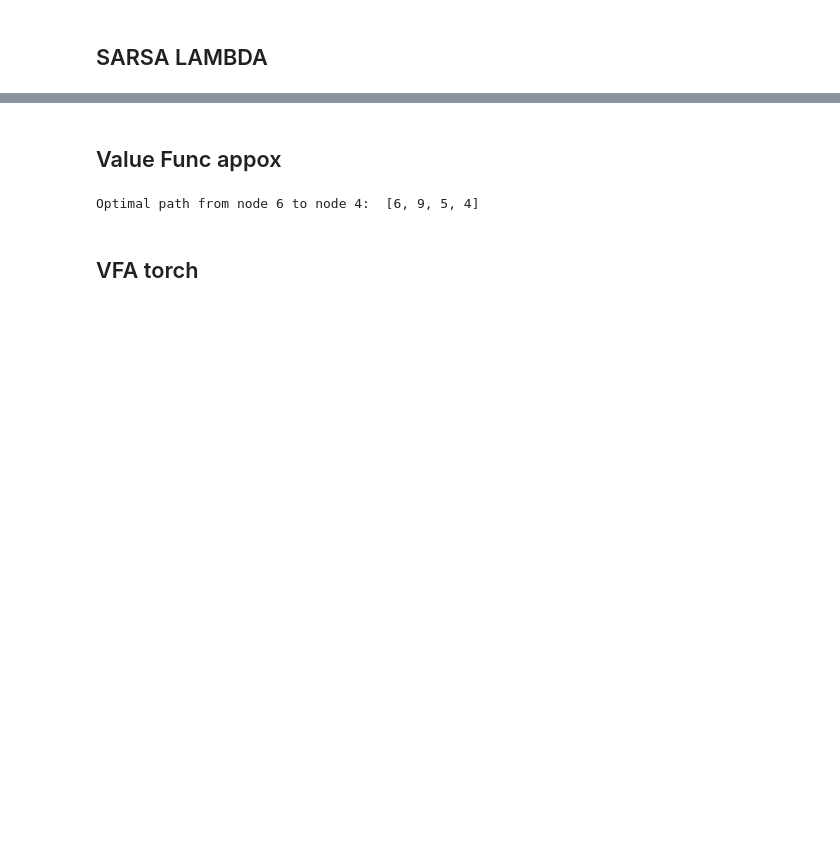
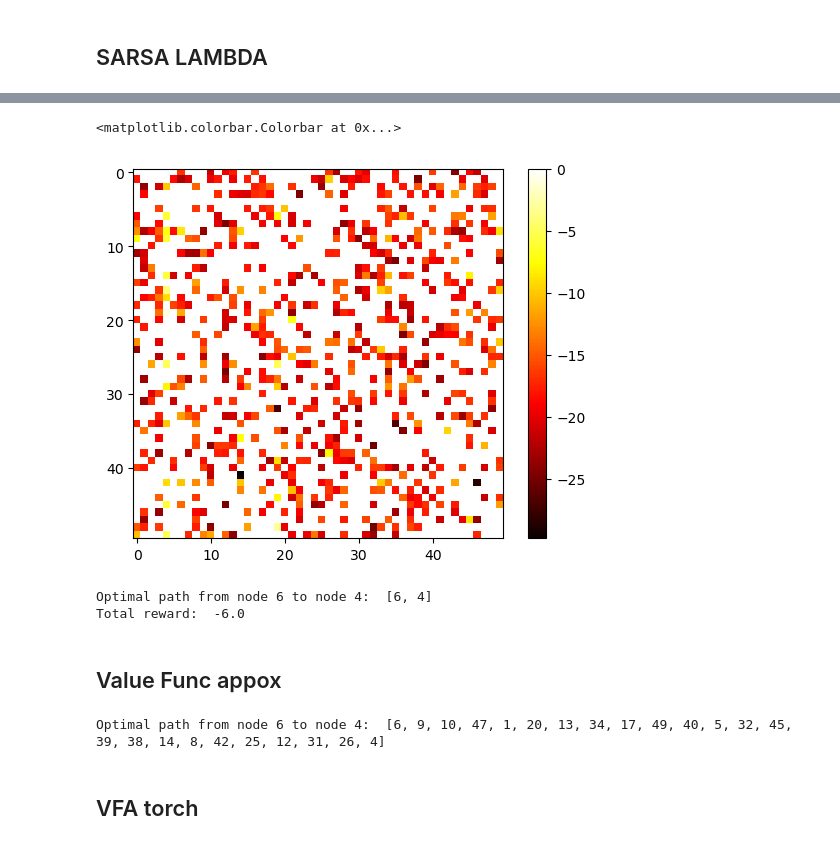
Before and after one commit to sparkcyf/SUSTech_EEE5015_Machine-Learning-and-Artificial-Intelligence, a Jupyter notebook: final-project/search.ipynb, the cells around one changed output, grey strips where cells are left out. Saved outputs shown, nothing was run; the diff lists cells and outputs as text; code cells hidden in the pictures; blank space fills up the shorter version.

```diff
--- a/final-project/search.ipynb
+++ b/final-project/search.ipynb
@@ -289,13 +373,27 @@ class RLAgent:
                         state = next_state
                         action = next_action
 
+    # def get_optimal_path(self, start_node, end_node):
+    #     path = [start_node]
+    #     state = start_node
+    #     while state != end_node:
+    #         neighbors = list(self.graph.neighbors(state))
+    #         q_values = [self.q_values[state, action] for action in neighbors]
+    #         action = neighbors[np.argmax(q_values)]
+    #         state = action
+    #         path.append(state)
+    #     return path
     def get_optimal_path(self, start_node, end_node):
         path = [start_node]
+        visited = set([start_node])
         state = start_node
         while state != end_node:
             neighbors = list(self.graph.neighbors(state))
+            # Filter out already visited nodes
+            neighbors = [node for node in neighbors if node not in visited]
             q_values = [self.q_values[state, action] for action in neighbors]
             action = neighbors[np.argmax(q_values)]
+            visited.add(action)
             state = action
             path.append(state)
         return path
@@ -359,11 +455,15 @@ class RLAgent_lambda:
 
     def get_optimal_path(self, start_node, end_node):
         path = [start_node]
+        visited = set([start_node])
         state = start_node
         while state != end_node:
             neighbors = list(self.graph.neighbors(state))
+            # Filter out already visited nodes
+            neighbors = [node for node in neighbors if node not in visited]
             q_values = [self.q_values[state, action] for action in neighbors]
             action = neighbors[np.argmax(q_values)]
+            visited.add(action)
             state = action
             path.append(state)
         return path
@@ -373,7 +473,7 @@ agent_lambda = RLAgent_lambda(G, num_nodes)
 
 # Learn from the environment
 # agent.learn(start_node=6, end_node=4, num_episodes=10000)
-agent_lambda.learn(start_node=6, end_node=4, num_episodes=1000)
+agent_lambda.learn(start_node=6, end_node=4, num_episodes=100000)
 
 path = agent_lambda.get_optimal_path(start_node=6, end_node=4)
 print("Optimal path from node 6 to node 4: ", path)
@@ -382,3 +576,29 @@ Optimal path from node 6 to node 4:  [6, 9, 5, 4]
+# %%
+# Initialize the RLAgent
+agent = QLearningAgent(G, num_nodes)
+
+# Learn from the environment
+agent.learn(num_episodes=50000)
+
+# path = agent.get_optimal_path(start_node=6, end_node=4)
+# print("Optimal path from node 6 to node 4: ", path)
+# %%
+plt.imshow(agent.q_values, cmap='hot')
+plt.colorbar()
+# %% [output]
+<matplotlib.colorbar.Colorbar at 0x...>
+[figure, added]
+# %%
+path = agent.get_optimal_path(start_node=6, end_node=4)
+print("Optimal path from node 6 to node 4: ", path)
+# calculate the total reward
+total_reward = 0
+for i in range(len(path) - 1):
+    total_reward += -G.edges[path[i], path[i + 1]]['weight']
+print("Total reward: ", total_reward)
+# %% [output]
+Optimal path from node 6 to node 4:  [6, 4]
+Total reward:  -6.0
 # %% [markdown]
 ## Value Func appox
 # %%
@@ -450,12 +676,12 @@ agent_vfa = RLAgent_vfa(G, num_nodes)
 
 # Learn from the environment
 # agent.learn(start_node=6, end_node=4, num_episodes=10000)
-agent_vfa.learn(start_node=6, end_node=4, num_episodes=1000)
-
-path = agent_vfa.get_optimal_path(start_node=6, end_node=4)
-print("Optimal path from node 6 to node 4: ", path)
+agent_vfa.learn(num_episodes=100000)
-# %% [output]
-Optimal path from node 6 to node 4:  [6, 9, 5, 4]
+# %%
+path = agent_vfa.get_optimal_path(start_node=6, end_node=4)
+print("Optimal path from node 6 to node 4: ", path)
+# %% [output]
+Optimal path from node 6 to node 4:  [6, 9, 10, 47, 1, 20, 13, 34, 17, 49, 40, 5, 32, 45, 39, 38, 14, 8, 42, 25, 12, 31, 26, 4]
 # %% [markdown]
 ## VFA torch
 # %%
```
Also changed, not shown: parts of 28 cells of this notebook, 3 other files.
